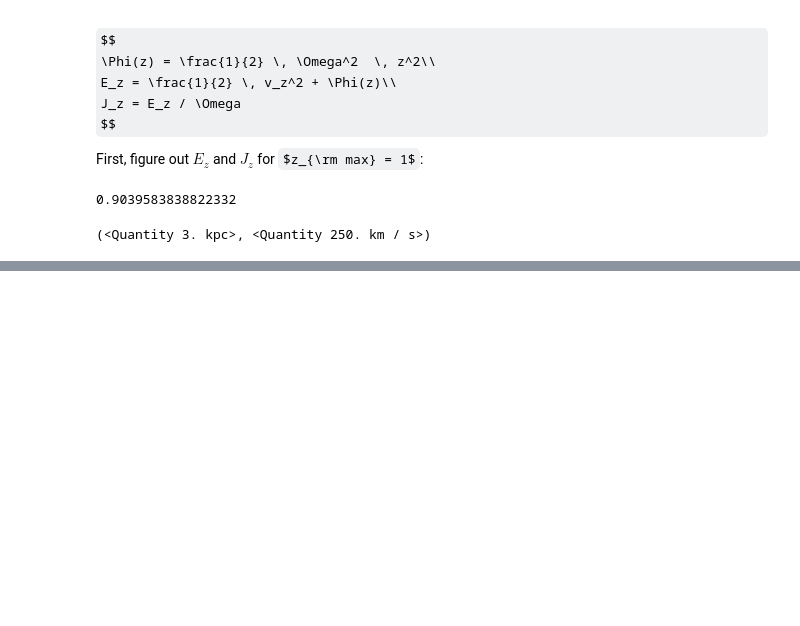
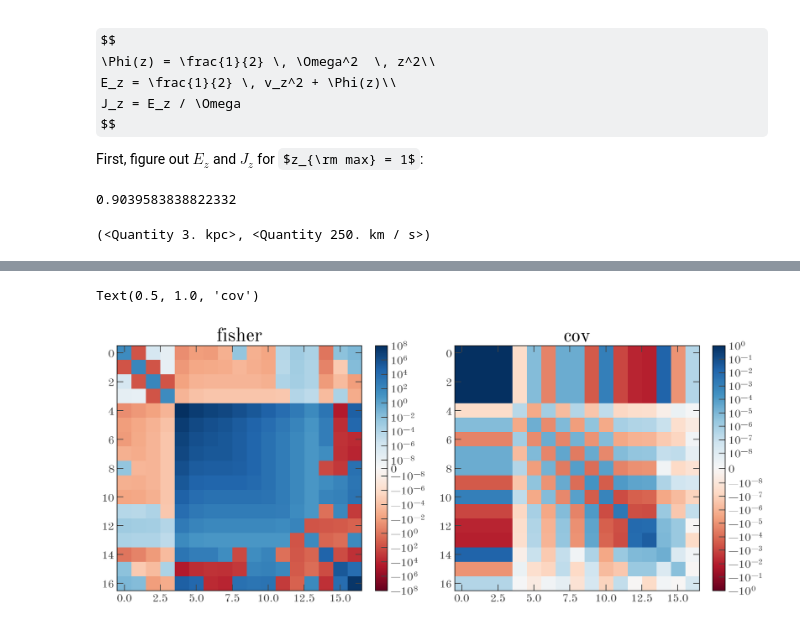
Before and after one commit to adrn/empirical-af, a Jupyter notebook: scripts/Figure-harmonic-oscillator.ipynb, the cells around one changed output, grey strips where cells are left out. Saved outputs shown, nothing was run; the diff lists cells and outputs as text; code cells hidden in the pictures; some formulas as TeX source; blank space fills up the shorter version.

```diff
--- a/scripts/Figure-harmonic-oscillator.ipynb
+++ b/scripts/Figure-harmonic-oscillator.ipynb
@@ -249,0 +242,20 @@ errs
+# %%
+Minv = model.label_model.get_crlb(res.params, tmp_data, inv=True)
+M = np.linalg.inv(Minv)
+
+fig, axes = plt.subplots(1, 2, figsize=(12, 5), layout="constrained")
+
+cs = axes[0].imshow(
+    Minv, norm=mpl.colors.SymLogNorm(1e-8, vmin=-1e8, vmax=1e8), cmap="RdBu"
+)
+cb = fig.colorbar(cs, ax=axes[0])
+axes[0].set_title("fisher")
+
+cs = axes[1].imshow(
+    M, norm=mpl.colors.SymLogNorm(1e-8, vmin=-1e0, vmax=1e0), cmap="RdBu"
+)
+cb = fig.colorbar(cs, ax=axes[1])
+axes[1].set_title("cov")
+# %% [output]
+Text(0.5, 1.0, 'cov')
+[figure, added]
```
Also changed, not shown: parts of 22 cells of this notebook.
